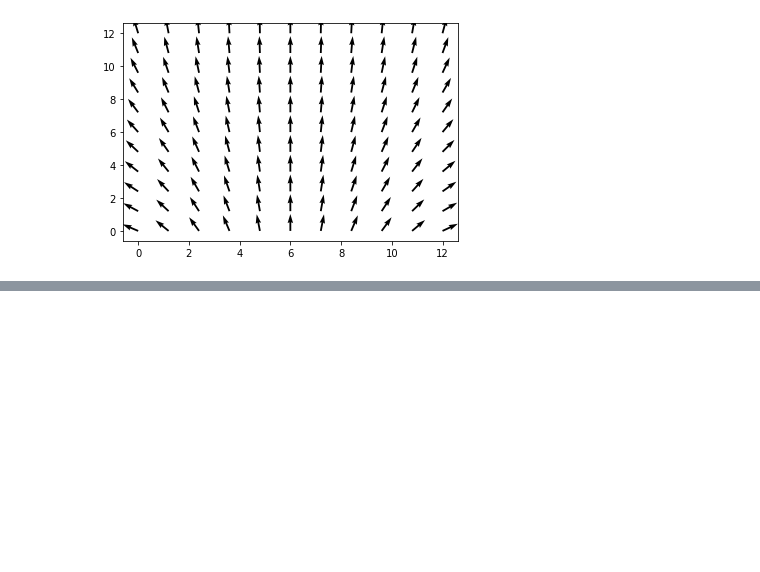
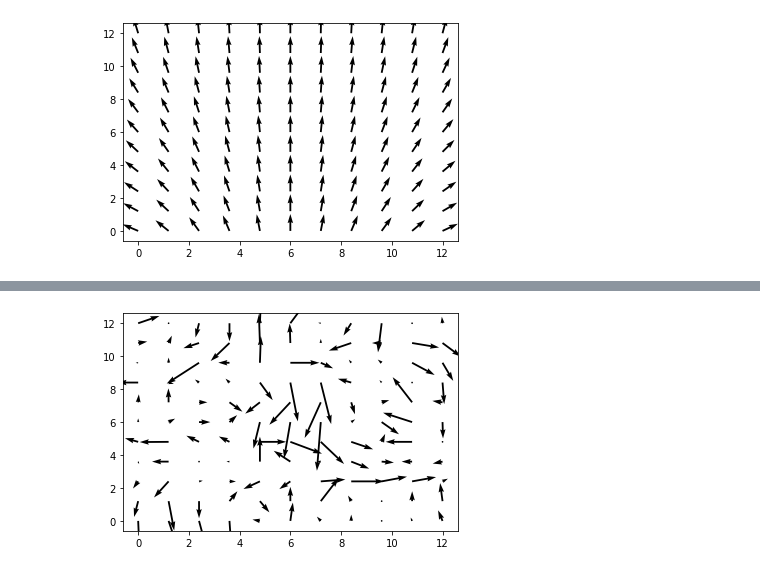
Before and after one commit to nino1201/CircularKriging, a Jupyter notebook: Proyecto de grado.ipynb, the cells around one changed output, grey strips where cells are left out. Cells and saved outputs as stored; diff of their text form; code cells hidden in the pictures; blank space fills up the shorter version.

```diff
--- a/Proyecto de grado.ipynb
+++ b/Proyecto de grado.ipynb
@@ -203,0 +203,18 @@ plt.show()
+# %%
+def medianPolish(datos):
+    nx=datos.shape[0]
+    ny=datos.shape[1]
+
+    dat=np.zeros([nx+1,ny+1])
+    dat[:-1,:-1]=datos
+
+    for i in range(nx):
+        dat[i,-1]=dat[i,-1]+np.median(dat[i,:-1])
+        dat[i,:-1]=dat[i,:-1]-np.median(dat[i,:-1])
+
+
+    for j in range(ny):
+        column=dat[:-1,j]
+        dat[-1,j]=dat[-1,j]+np.median(column)
+        dat[:-1,j]=column-np.median(column)
+    return(dat)
@@ -208,0 +234,8 @@ plt.show()
+# %%
+MpC=medianPolish(np.cos(Data).reshape(11,11))[:-1,:-1].reshape(121,)
+MpS=medianPolish(np.sin(Data).reshape(11,11))[:-1,:-1].reshape(121,)
+# %%
+plt.quiver(X,Y,MpC,MpS)
+plt.show()
+# %% [output]
+[figure, added]
```
Also changed, not shown: parts of 37 cells of this notebook.
